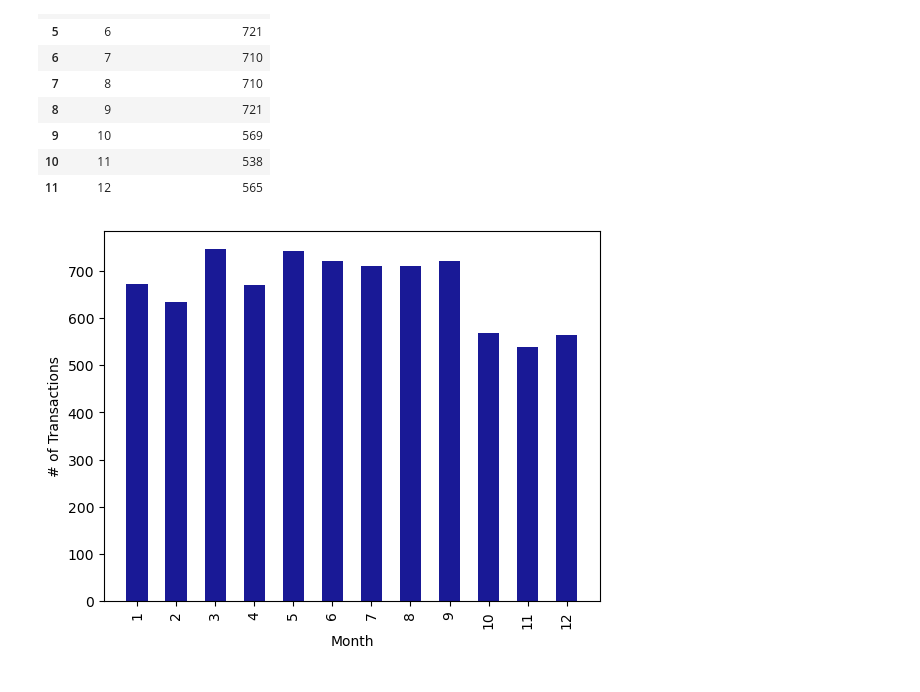
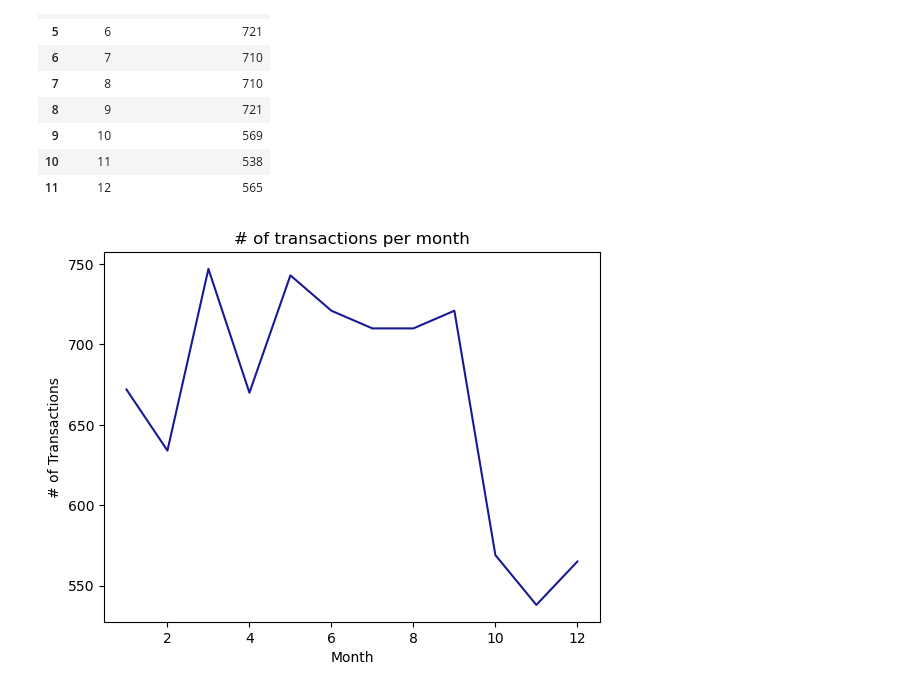
Before and after one commit to Ernawaty2024/project_1_CC_Fraud_analysis, a Jupyter notebook: project1.ipynb, the cells around one changed output. Saved outputs shown, nothing was run; the diff lists cells and outputs as text; code cells hidden in the pictures.

```diff
--- a/project1.ipynb
+++ b/project1.ipynb
@@ -169,17 +170,12 @@ transactions_per_month
 # %%
 # Created bar graph to show transactions per month.
 x_axis = transactions_per_month['Month']
 y_axis = transactions_per_month['Transactions per month']
 
-tick_locations = []
-
-for x in x_axis:
-    tick_locations.append(x)
-
-plt.bar(x_axis, y_axis, color="darkblue", alpha=0.9, align="center", width=0.55)
-plt.xticks(tick_locations, rotation=90, ha='center')
+plt.plot(x_axis, y_axis, color="darkblue", alpha=0.9)
+plt.title("# of transactions per month")
 plt.xlabel("Month")
 plt.ylabel("# of Transactions")
 plt.show()
 # %% [output]
-[figure, old version]
+[figure, new version]
```
Also changed, not shown: parts of 1 cell of this notebook.
